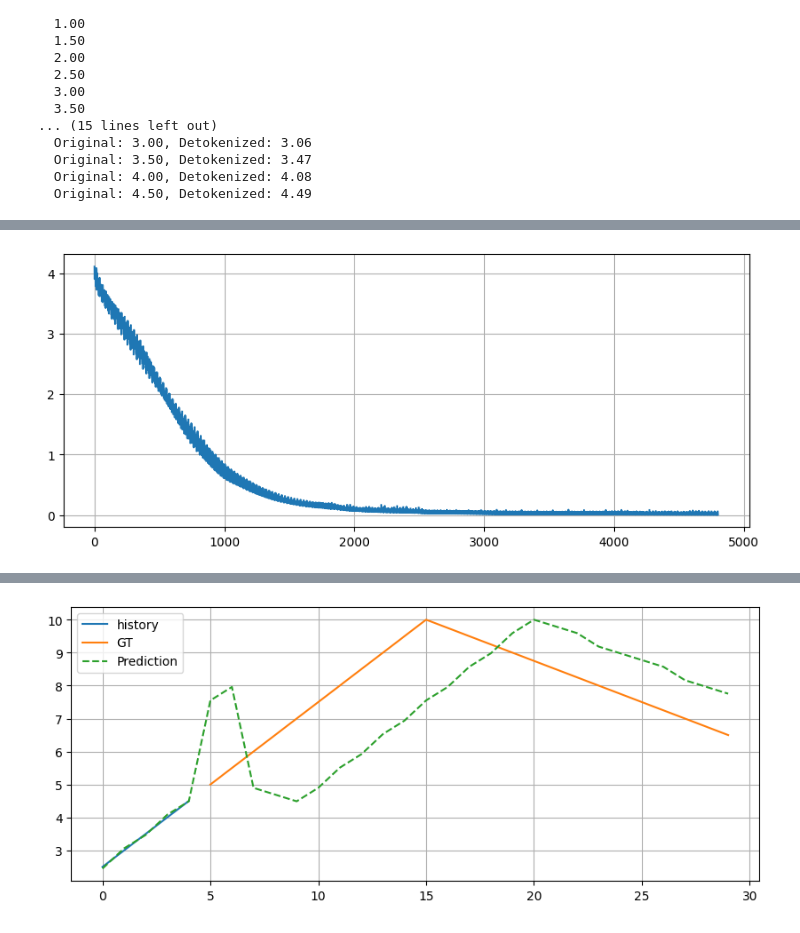
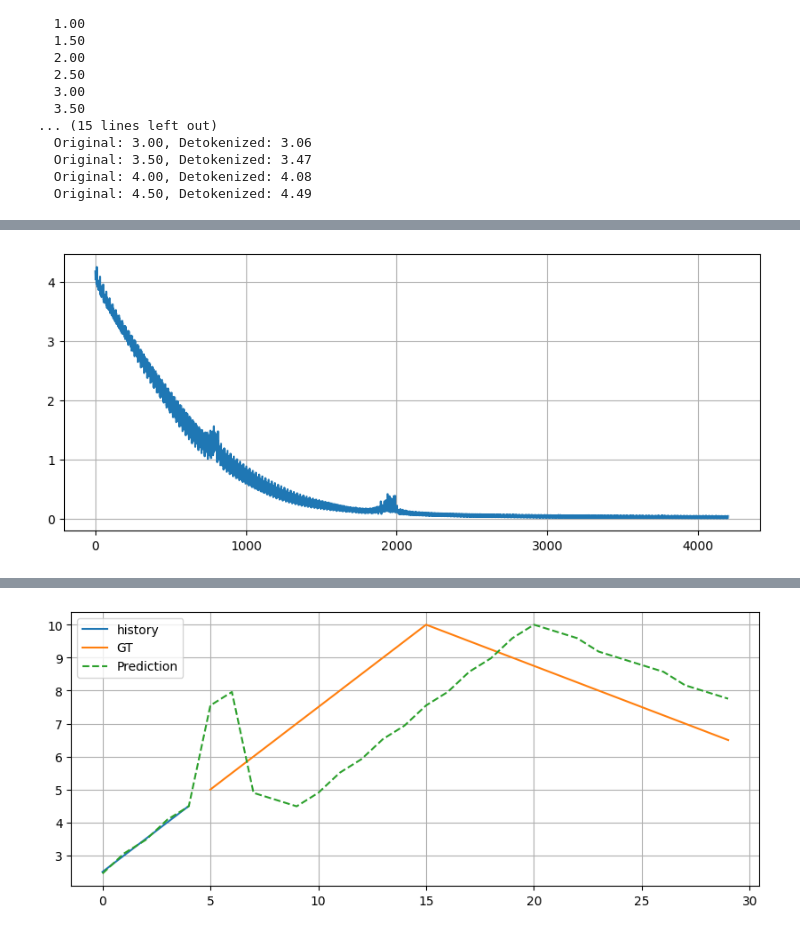
Before and after one commit to Bryce-R/ML, a Jupyter notebook: SimpleDecoderTransformer.ipynb, the cells around one changed output, grey strips where cells are left out. Cells and saved outputs as stored; diff of their text form; code cells hidden in the pictures.

```diff
--- a/SimpleDecoderTransformer.ipynb
+++ b/SimpleDecoderTransformer.ipynb
@@ -226,7 +245,7 @@ First 10 original velocity values (batch 0):
   Original: 4.00, Detokenized: 4.08
   Original: 4.50, Detokenized: 4.49
 # %%
-
+import time
 
 seq_len = 30
 model = TinyDecoderOnlyTransformer(vocab, d_model=8, n_heads=4, d_ff=32, n_layers=4, seq_len=seq_len)
@@ -242,8 +261,12 @@ chunk_step = 20
 loss_values = []
 steps = []
 
-for epoch in range(200):
-  for i in range(0, x.shape[1]-seq_len-1, chunk_step):
+train_index = int(x.shape[1]*0.9)
+
+start_time = time.time() # Start timer
+
+for epoch in tqdm(range(200)):
+  for i in range(0, train_index-seq_len-1, chunk_step):
       x_batch = x[:, i:i+seq_len, :].to(device)
       y_batch = x[:, i+1:i+seq_len+1, :].to(device)
       tokenized_x_batch = tokenizer.tokenize(x_batch)
@@ -263,6 +286,10 @@ for epoch in range(200):
       if epoch % 10 == 0 and i == 0:
         print(f"Epoch {epoch}, Step {i}, Loss {loss_value.item()}")
 
+end_time = time.time() # End timer
+elapsed_time = end_time - start_time
+print(f"Training completed in {elapsed_time:.2f} seconds.")
+
 plt.figure(figsize=(10, 4))
 plt.plot(steps, loss_values, label='Loss')
 plt.grid()
@@ -290 +314 @@ Epoch 190, Step 0, Loss 0.03694038838148117
-[figure, old version]
+[figure, new version]
```
Also changed, not shown: parts of 4 cells of this notebook.
